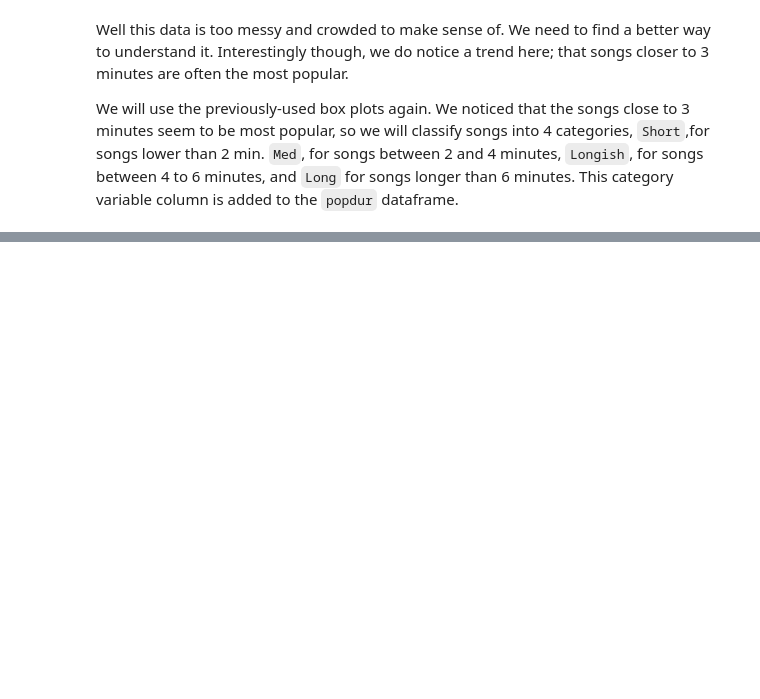
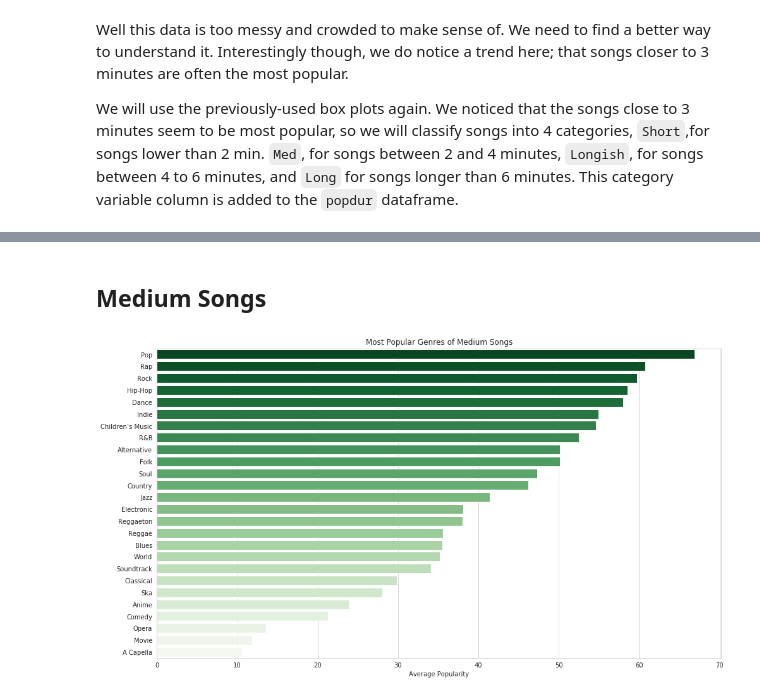
Before and after one commit to rickrollrumble/Spotifynsights, a Jupyter notebook: spotifinsights.ipynb, the cells around one changed output, grey strips where cells are left out. Drawn from its saved outputs; the diff is of its cells as text; code cells hidden in the pictures; blank space fills up the shorter version.

```diff
--- a/spotifinsights.ipynb
+++ b/spotifinsights.ipynb
@@ -145,0 +200,7 @@ TODO:
+# %% [markdown]
+## Medium Songs
+# %%
+plot_hor_bars(medium,'genre','Greens_r')
+title = plt.title('Most Popular Genres of Medium Songs')
+# %% [output]
+[figure, added]
```
Also changed, not shown: parts of 24 cells of this notebook.
